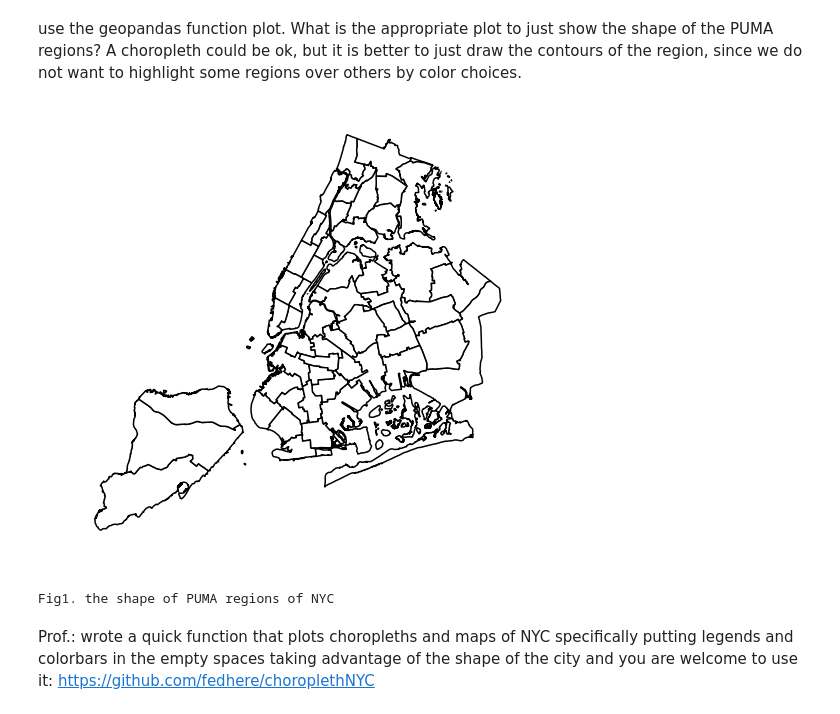
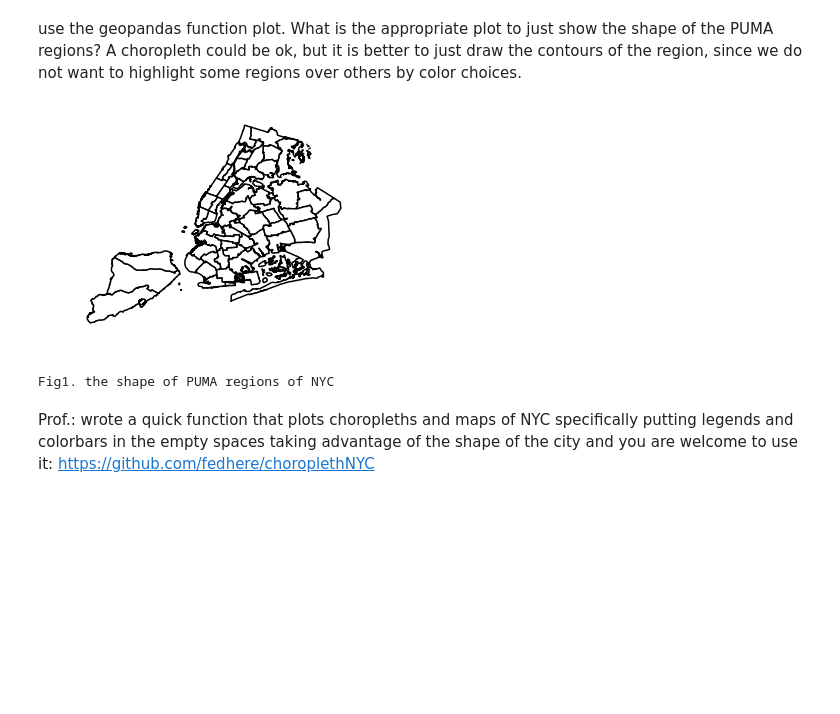
Before and after one commit to picniclin/PUI2017_yl5240, a Jupyter notebook: HW9_yl5240/HW9_yl5240.ipynb, the cells around one changed output. Drawn from its saved outputs; the diff is of its cells as text; code cells hidden in the pictures; blank space fills up the shorter version.

```diff
--- a/HW9_yl5240/HW9_yl5240.ipynb
+++ b/HW9_yl5240/HW9_yl5240.ipynb
@@ -78,13 +78,13 @@ pumashp.crs
 # %% [markdown]
 use the geopandas function plot. What is the appropriate plot to just show the shape of the PUMA regions? A choropleth could be ok, but it is better to just draw the contours of the region, since we do not want to highlight some regions over others by color choices.
 # %%
-ax = plt.figure(figsize = (8,8)).add_subplot(111)
+ax = plt.figure(figsize = (5,4)).add_subplot(111)
 pumashp.plot(ax = ax, column = None, color="white", edgecolor="black", lw=1.5)
 plt.axis('off')
 plt.show()
 print('Fig1. the shape of PUMA regions of NYC')
 # %% [output]
-[figure, old version]
+[figure, new version]
 Fig1. the shape of PUMA regions of NYC
 # %% [markdown]
 Prof.: wrote a quick function that plots choropleths and maps of NYC specifically putting legends and colorbars in the empty spaces taking advantage of the shape of the city and you are welcome to use it: https://github.com/fedhere/choroplethNYC
```
Also changed, not shown: parts of 22 cells of this notebook.
